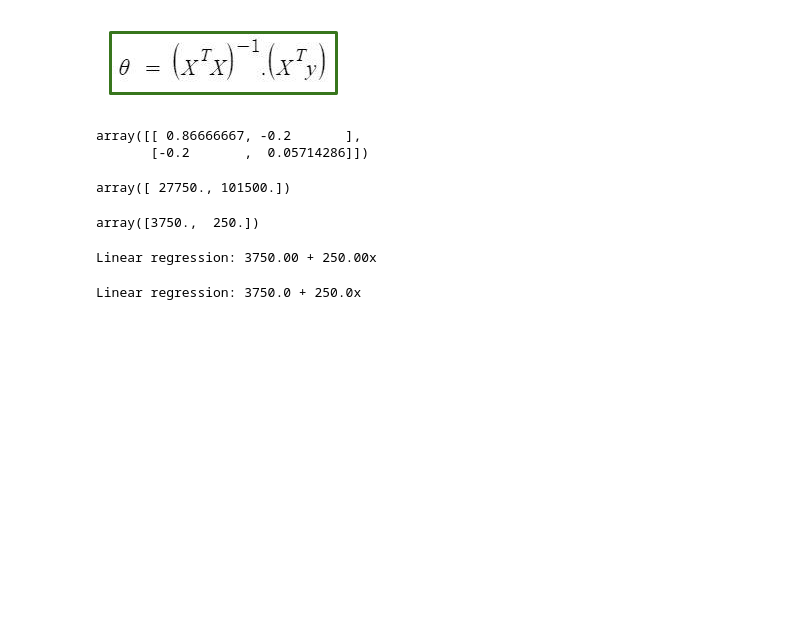
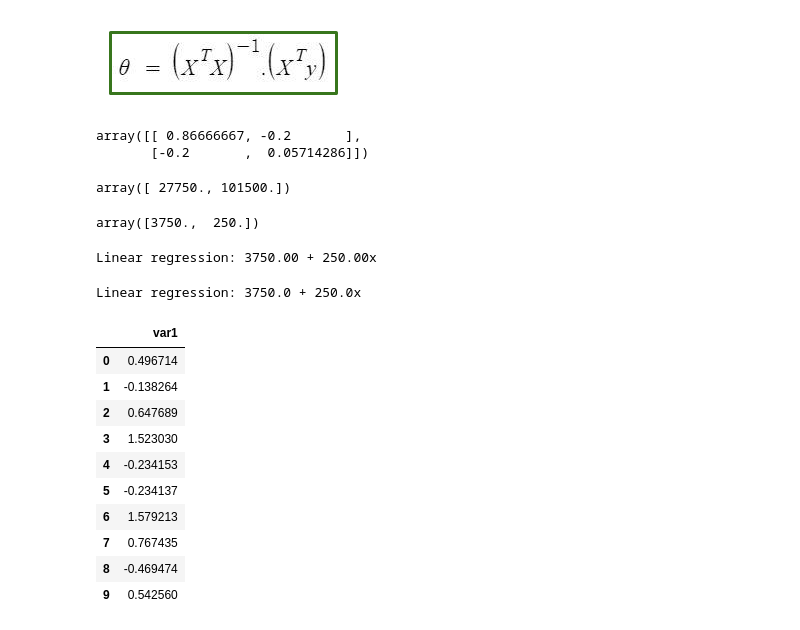
Before and after one commit to sanyamsh7/Notebooks, a Jupyter notebook: Exercises03.ipynb, the cells around one changed output. Saved outputs shown, nothing was run; the diff lists cells and outputs as text; code cells hidden in the pictures; blank space fills up the shorter version.

```diff
--- a/Exercises03.ipynb
+++ b/Exercises03.ipynb
@@ -86,3 +86,23 @@ lr.fit(df[['years']], df[['salary']])
 print("Linear regression: {} + {}x".format(lr.intercept_[0], lr.coef_[0][0]))
 # %% [output]
 Linear regression: 3750.0 + 250.0x
+# %%
+import numpy as np
+import pandas as pd
+
+
+np.random.seed(42)
+df = pd.DataFrame(data=np.random.randn(10), columns=['var1'])
+df
+# %% [output]
+|  | var1 |
+| 0 | 0.496714 |
+| 1 | -0.138264 |
+| 2 | 0.647689 |
+| 3 | 1.523030 |
+| 4 | -0.234153 |
+| 5 | -0.234137 |
+| 6 | 1.579213 |
+| 7 | 0.767435 |
+| 8 | -0.469474 |
+| 9 | 0.542560 |
```
Also changed, not shown: parts of 14 cells of this notebook.
